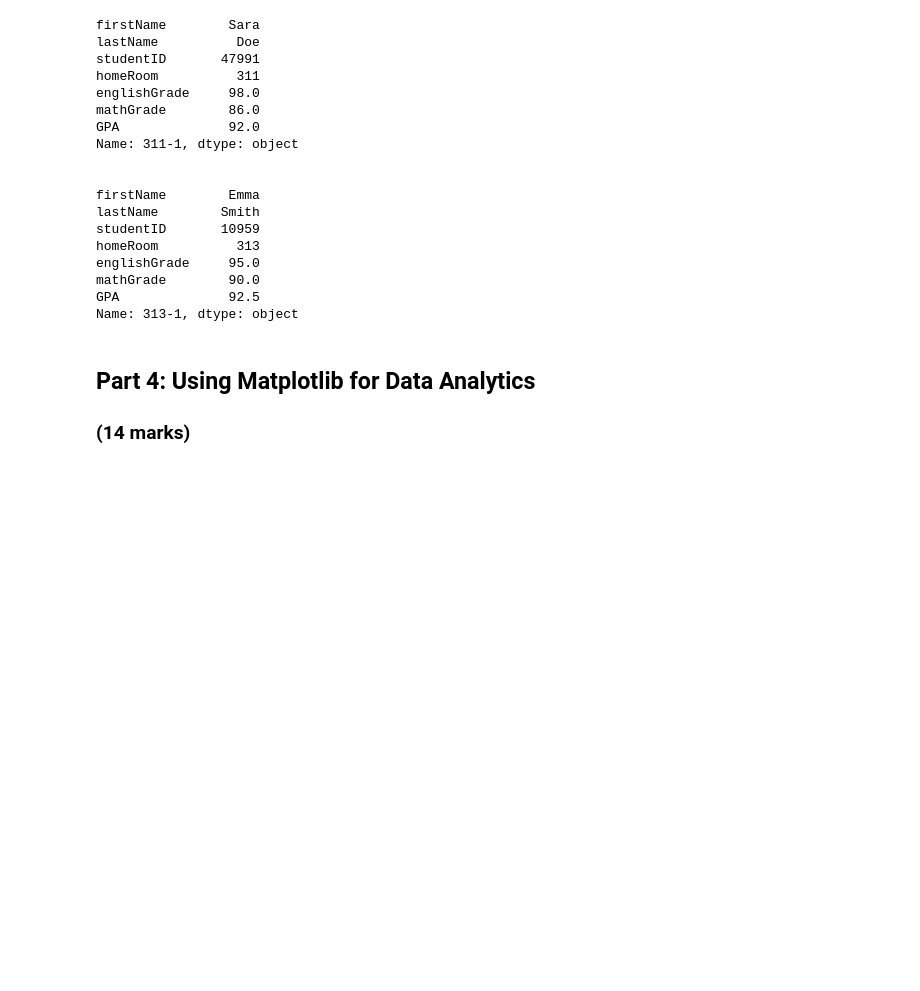
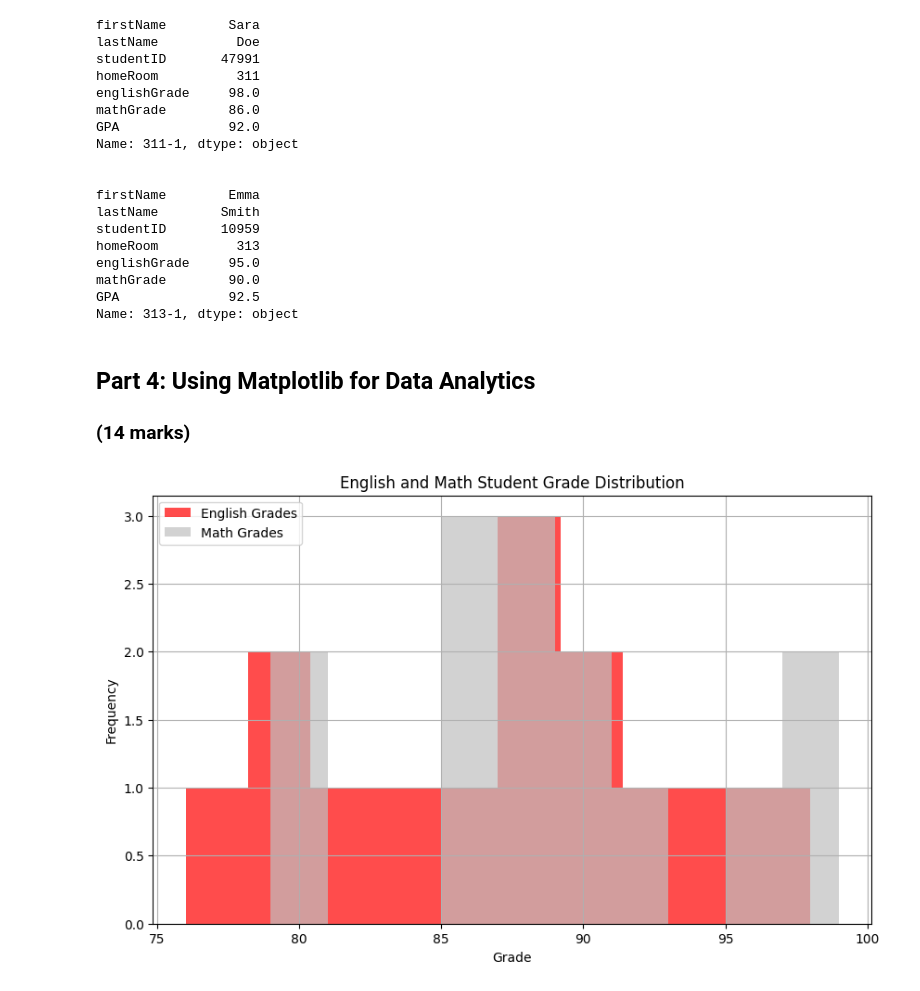
Before and after one commit to Rushad-UCalgary/engg680_2024_fall, a Jupyter notebook: Lab_Assignment1/StudentGradeManagementSystem.ipynb, the cells around one changed output. Saved outputs shown, nothing was run; the diff lists cells and outputs as text; code cells hidden in the pictures; blank space fills up the shorter version.

Commit message:
Assignment 1, Part 4 is done

```diff
--- a/Lab_Assignment1/StudentGradeManagementSystem.ipynb
+++ b/Lab_Assignment1/StudentGradeManagementSystem.ipynb
@@ -414,27 +393,38 @@ Name: 313-1, dtype: object
 # %%
 # Let's use matplotlib to display a histogram of the grades distribution
 # Histograms are useful for seeing the distribution of the students grades
 
-plt.figure(figsize=(10, 6))
-plt.hist(df_studentGrades['englishGrade'], bins=10, alpha=0.7, label='English Grades', color='blue')
-
 # Step 1: Use the line above as reference to create a histogram for the math grades
 # (1 mark)
-#
+# The code for this step is located below
 
 # Step 2: Ensure that your plot is descriptive, so use labels (x and y axis), a title, and a legend.
 # Hint: Use the matplotlib .legend(loc='<location>') to add and place the legend.
 # You can use 'upper left', 'upper right', 'lower left', and 'lower right' to specify the location.
 # (4 marks)
-#
-plt.grid(True)
+# The code for this step is located below
 
 # Step 3: Use the .savefig('<image_title>'.png) to output an image file of the histogram.
 # Please be sure to use a descriptive title!
 # (1 mark)
-#
+# The code for this step is located below
+
+plt.figure(figsize=(10, 6))
+plt.hist(df_studentGrades['englishGrade'], bins=10, alpha=0.7, label='English Grades', color='red')
+plt.hist(df_studentGrades['mathGrade'], bins=10, alpha=0.7, label='Math Grades', color='silver')
+
+plt.xlabel('Grade')
+plt.ylabel('Frequency')
+plt.title('English and Math Student Grade Distribution')
+plt.legend(loc='upper left')
+
+
+plt.grid(True)
+plt.savefig('/content/drive/MyDrive/engg680_2024_fall/Lab_Assignment1/English and Math Grades Distribution Histogram.png')
 
 plt.show()
+# %% [output]
+[figure, added]
 # %%
 # Let's also use matplotlib to display a scatter plot of English vs. Math grades
 # Scatter plots are useful for seeing the relationship between two variables
```
Also changed, not shown: parts of 12 cells of this notebook, 2 other files.
